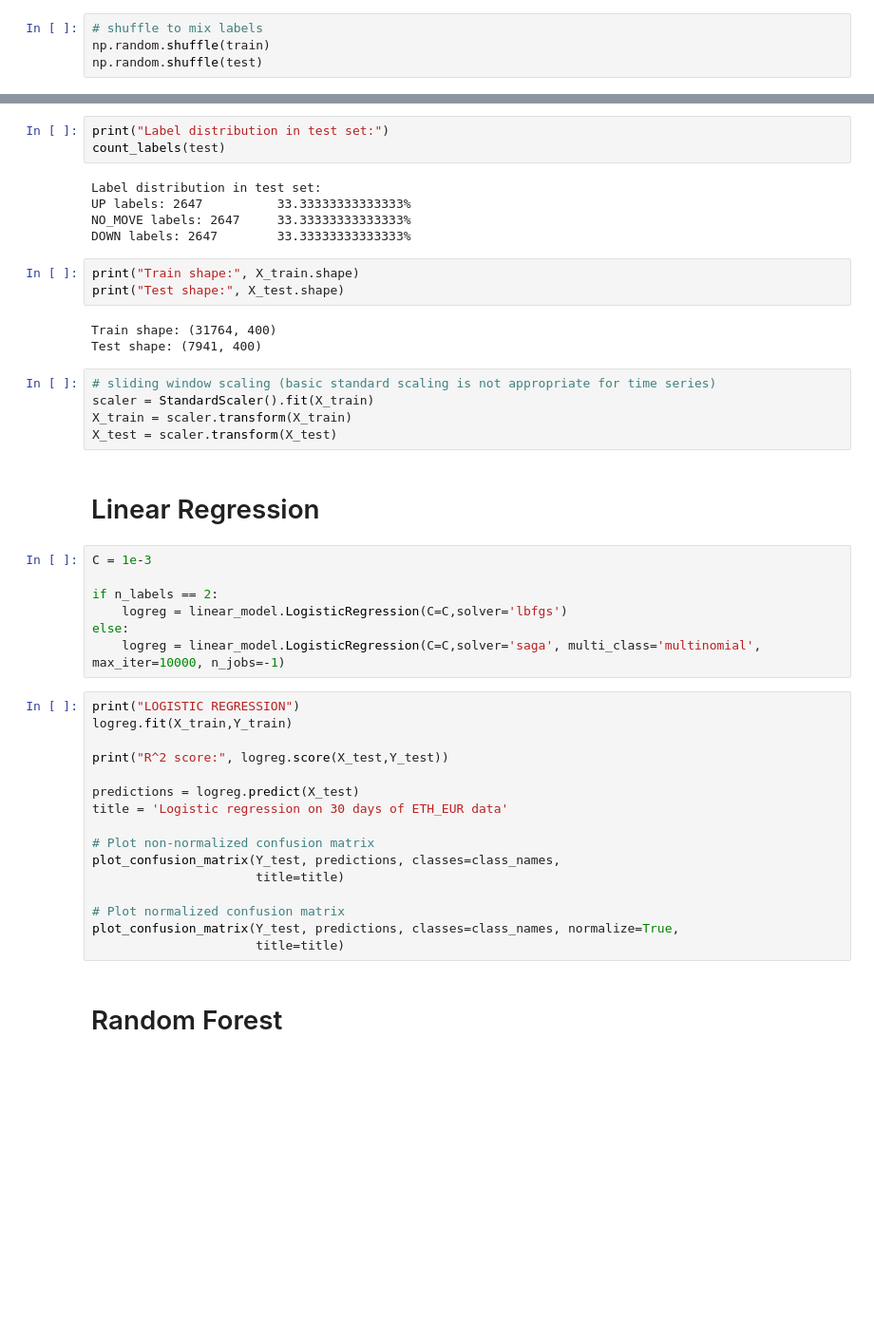
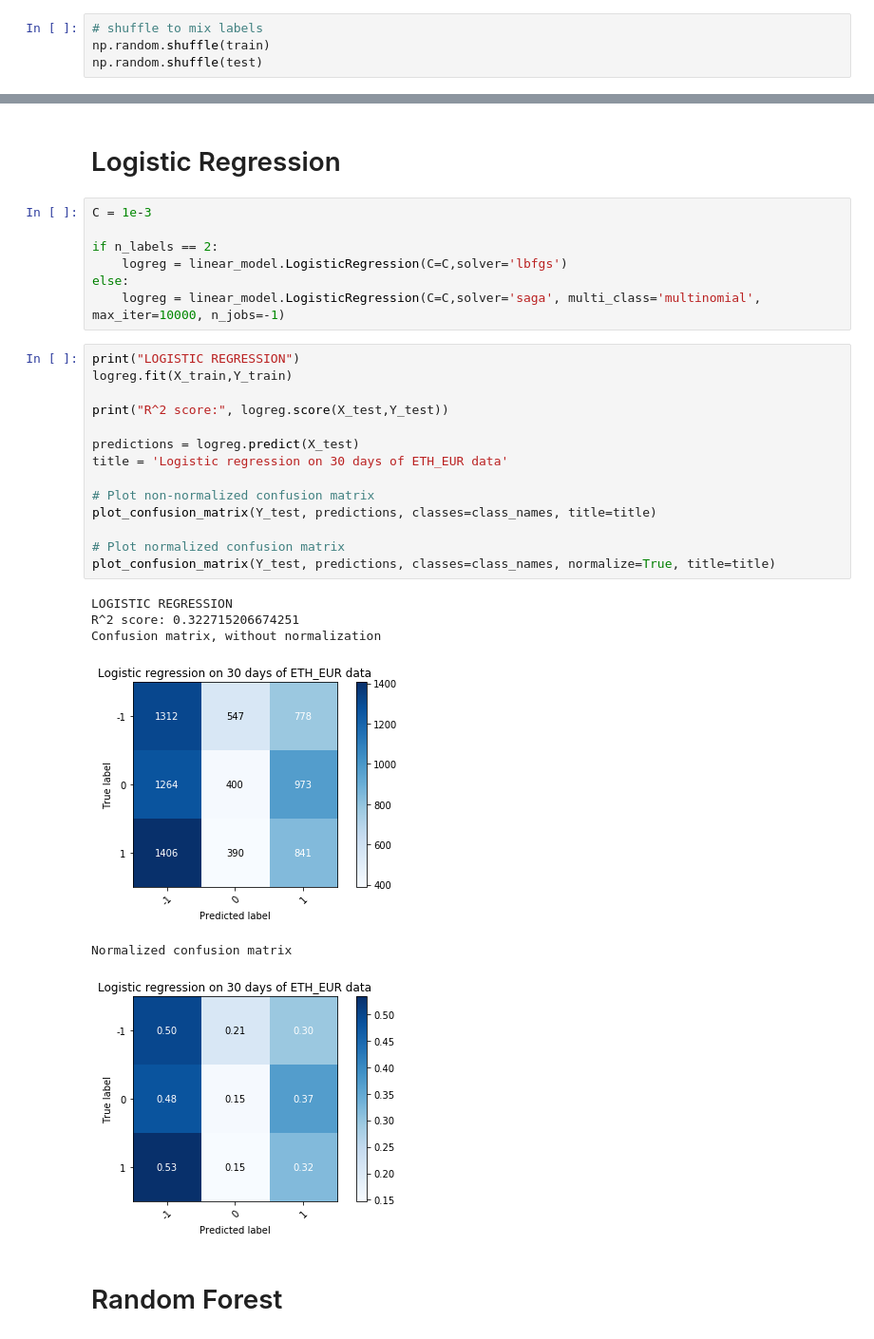
Before and after one commit to tornermarton/SemesterProject, a Jupyter notebook: regression_snapshots.ipynb, the cells around one changed output, grey strips where cells are left out. Shown at 95% size. Drawn from its saved outputs; the diff is of its cells as text; blank space fills up the shorter version.

```diff
--- a/regression_snapshots.ipynb
+++ b/regression_snapshots.ipynb
@@ -121,24 +163,5 @@ DOWN labels: 10588       33.33333333333333%
-# %%
-print("Label distribution in test set:")
-count_labels(test)
-# %% [output]
-Label distribution in test set:
-UP labels: 2647          33.33333333333333%
-NO_MOVE labels: 2647     33.33333333333333%
-DOWN labels: 2647        33.33333333333333%
-# %%
-print("Train shape:", X_train.shape)
-print("Test shape:", X_test.shape)
-# %% [output]
-Train shape: (31764, 400)
-Test shape: (7941, 400)
-# %%
-# sliding window scaling (basic standard scaling is not appropriate for time series)
-scaler = StandardScaler().fit(X_train)
-X_train = scaler.transform(X_train)
-X_test = scaler.transform(X_test)
 # %% [markdown]
-# Linear Regression
+# Logistic Regression
 # %%
 C = 1e-3
 
@@ -149,19 +172,24 @@ else:
 # %%
 print("LOGISTIC REGRESSION")
 logreg.fit(X_train,Y_train)
 
 print("R^2 score:", logreg.score(X_test,Y_test))
 
 predictions = logreg.predict(X_test)
 title = 'Logistic regression on 30 days of ETH_EUR data'
 
 # Plot non-normalized confusion matrix
-plot_confusion_matrix(Y_test, predictions, classes=class_names,
-                      title=title)
+plot_confusion_matrix(Y_test, predictions, classes=class_names, title=title)
 
 # Plot normalized confusion matrix
-plot_confusion_matrix(Y_test, predictions, classes=class_names, normalize=True,
-                      title=title)
+plot_confusion_matrix(Y_test, predictions, classes=class_names, normalize=True, title=title)
+# %% [output]
+LOGISTIC REGRESSION
+R^2 score: 0.322715206674251
+Confusion matrix, without normalization
+[figure, added]
+Normalized confusion matrix
+[figure, added]
 # %% [markdown]
 # Random Forest
 # %%
```
Also changed, not shown: parts of 8 cells of this notebook.
